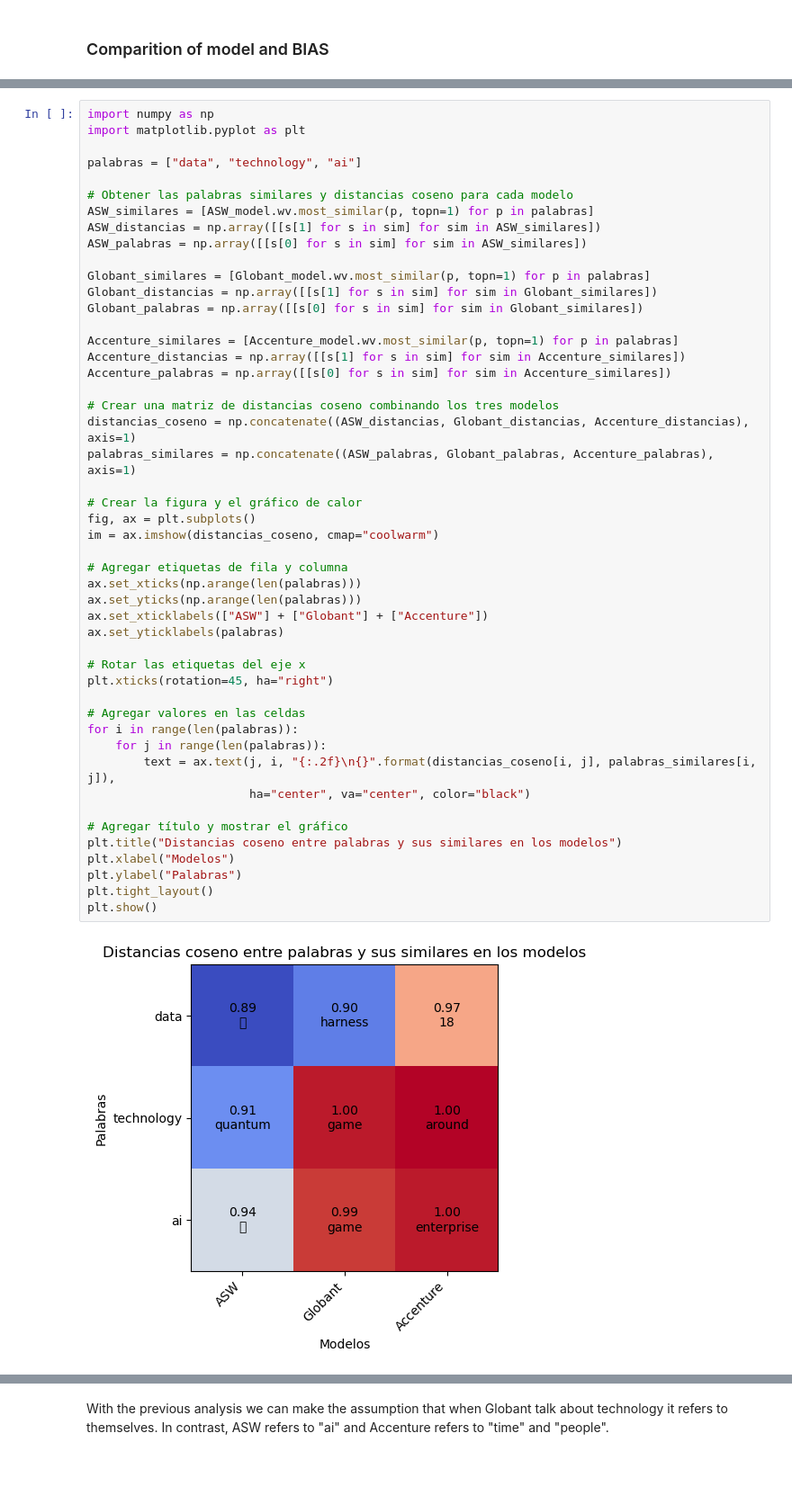
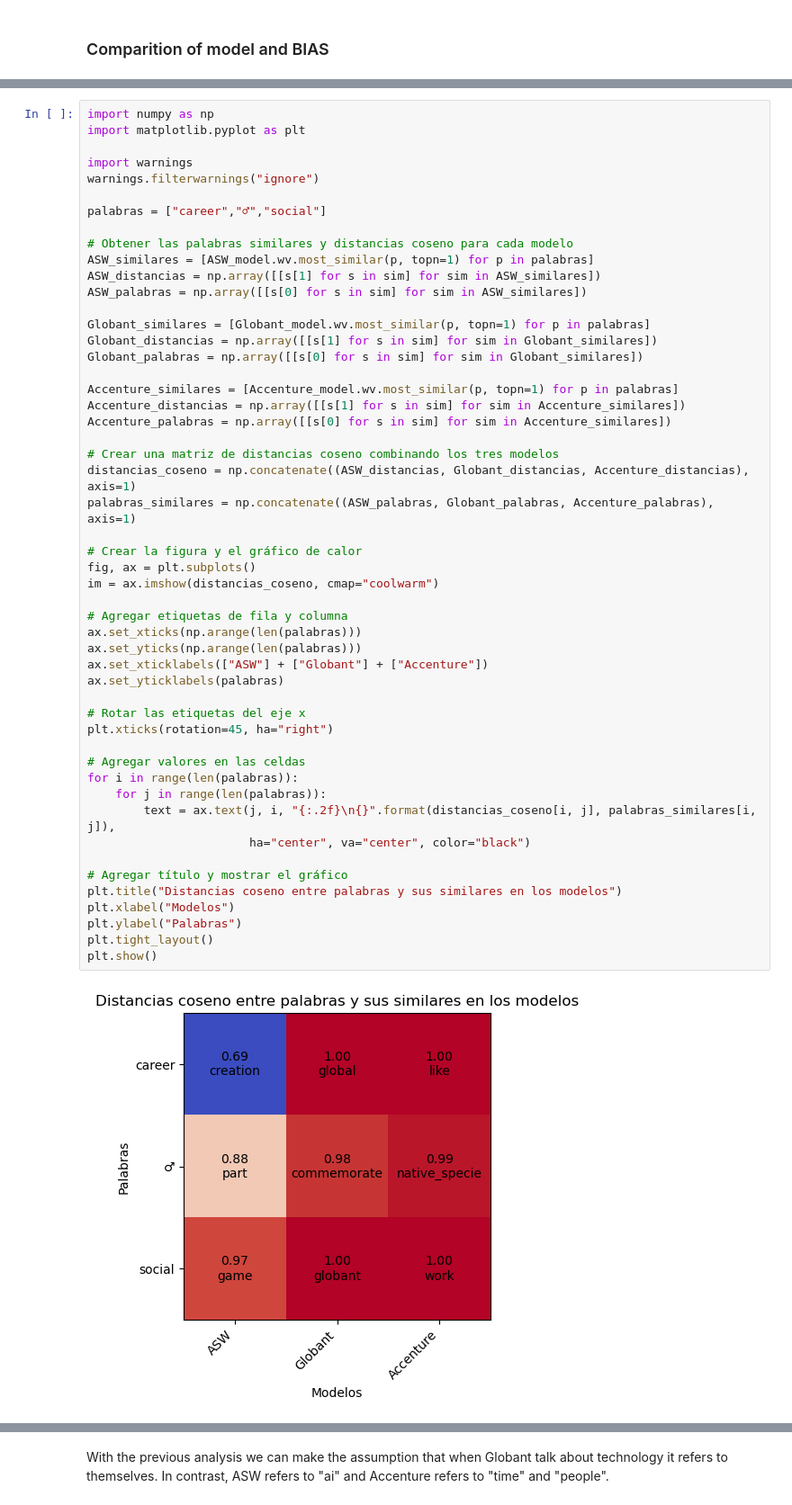
Before and after one commit to williamasesoftware/Research_bias, a Jupyter notebook: Competitors/BIAS_companies_comparation.ipynb, the cells around one changed output, grey strips where cells are left out. Shown at 90% size. Cells and saved outputs as stored; diff of their text form; blank space fills up the shorter version.

```diff
--- a/Competitors/BIAS_companies_comparation.ipynb
+++ b/Competitors/BIAS_companies_comparation.ipynb
@@ -128,7 +128,10 @@ plt.show()
 import numpy as np
 import matplotlib.pyplot as plt
 
-palabras = ["data", "technology", "ai"]
+import warnings
+warnings.filterwarnings("ignore")
+
+palabras = ["career","♂","social"]
 
 # Obtener las palabras similares y distancias coseno para cada modelo
 ASW_similares = [ASW_model.wv.most_similar(p, topn=1) for p in palabras]
@@ -146,31 +149,31 @@ Accenture_palabras = np.array([[s[0] for s in sim] for sim in Accenture_similare
 # Crear una matriz de distancias coseno combinando los tres modelos
 distancias_coseno = np.concatenate((ASW_distancias, Globant_distancias, Accenture_distancias), axis=1)
 palabras_similares = np.concatenate((ASW_palabras, Globant_palabras, Accenture_palabras), axis=1)
 
 # Crear la figura y el gráfico de calor
 fig, ax = plt.subplots()
 im = ax.imshow(distancias_coseno, cmap="coolwarm")
 
 # Agregar etiquetas de fila y columna
 ax.set_xticks(np.arange(len(palabras)))
 ax.set_yticks(np.arange(len(palabras)))
 ax.set_xticklabels(["ASW"] + ["Globant"] + ["Accenture"])
 ax.set_yticklabels(palabras)
 
 # Rotar las etiquetas del eje x
 plt.xticks(rotation=45, ha="right")
 
 # Agregar valores en las celdas
 for i in range(len(palabras)):
     for j in range(len(palabras)):
         text = ax.text(j, i, "{:.2f}\n{}".format(distancias_coseno[i, j], palabras_similares[i, j]),
                        ha="center", va="center", color="black")
 
 # Agregar título y mostrar el gráfico
 plt.title("Distancias coseno entre palabras y sus similares en los modelos")
 plt.xlabel("Modelos")
 plt.ylabel("Palabras")
 plt.tight_layout()
 plt.show()
 # %% [output]
-[figure, old version]
+[figure, new version]
```
Also changed, not shown: parts of 22 cells of this notebook, 2 other files.
